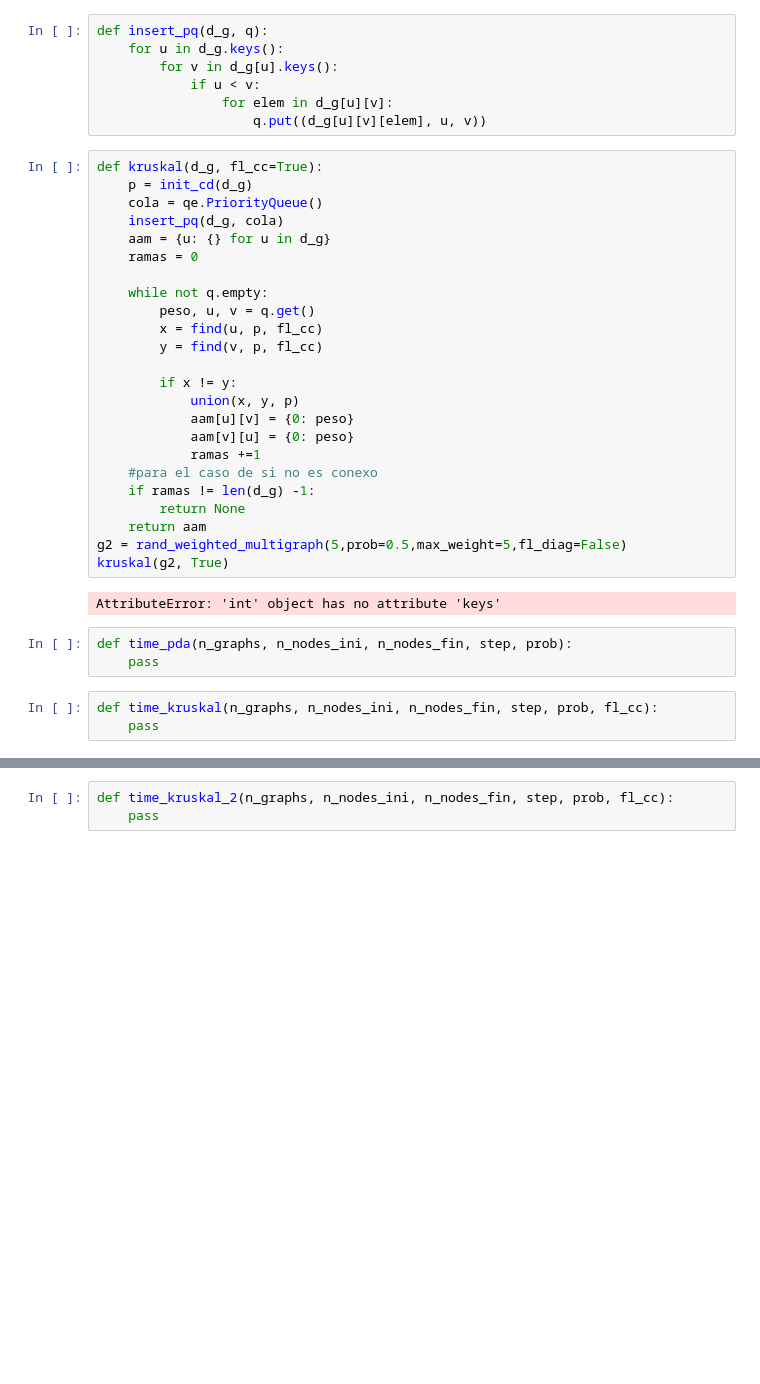
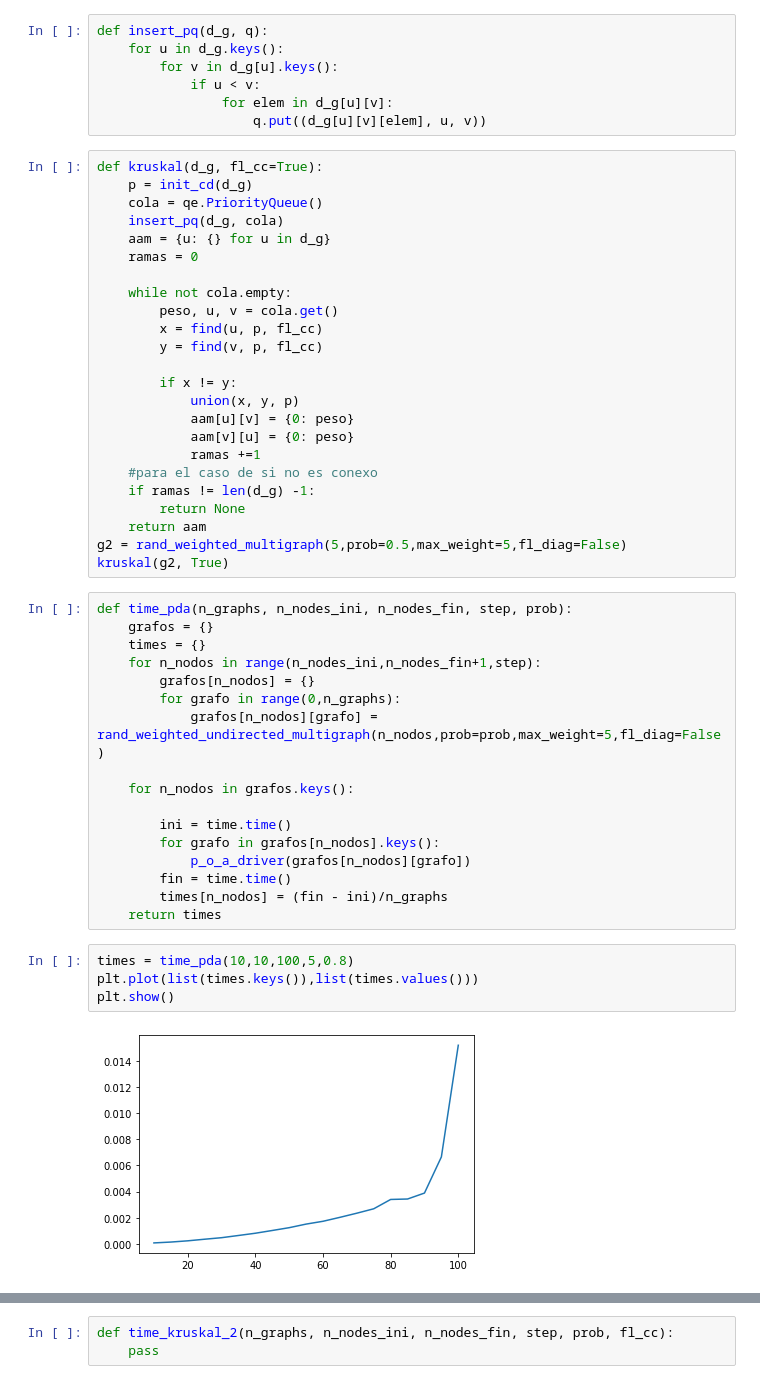
Before and after one commit to glorelvalle/DAALG, a Jupyter notebook: P2/P210.ipynb, the cells around one changed output, grey strips where cells are left out. Drawn from its saved outputs; the diff is of its cells as text; blank space fills up the shorter version.

Commit message:
arreglado kruskal-timepds-timekruskal1

```diff
--- a/P2/P210.ipynb
+++ b/P2/P210.ipynb
@@ -897,8 +896,8 @@ def kruskal(d_g, fl_cc=True):
     aam = {u: {} for u in d_g}
     ramas = 0
 
-    while not q.empty:
-        peso, u, v = q.get()
+    while not cola.empty:
+        peso, u, v = cola.get()
         x = find(u, p, fl_cc)
         y = find(v, p, fl_cc)
 
@@ -913,11 +912,26 @@ def kruskal(d_g, fl_cc=True):
     return aam
 g2 = rand_weighted_multigraph(5,prob=0.5,max_weight=5,fl_diag=False)
 kruskal(g2, True)
-# %% [output]
-AttributeError: 'int' object has no attribute 'keys'
-# %%
-def time_pda(n_graphs, n_nodes_ini, n_nodes_fin, step, prob):
-    pass
-# %%
-def time_kruskal(n_graphs, n_nodes_ini, n_nodes_fin, step, prob, fl_cc):
-    pass
+# %%
+def time_pda(n_graphs, n_nodes_ini, n_nodes_fin, step, prob):
+    grafos = {}
+    times = {}
+    for n_nodos in range(n_nodes_ini,n_nodes_fin+1,step):
+        grafos[n_nodos] = {}
+        for grafo in range(0,n_graphs):
+            grafos[n_nodos][grafo] = rand_weighted_undirected_multigraph(n_nodos,prob=prob,max_weight=5,fl_diag=False)
+
+    for n_nodos in grafos.keys():
+
+        ini = time.time()
+        for grafo in grafos[n_nodos].keys():
+            p_o_a_driver(grafos[n_nodos][grafo])
+        fin = time.time()
+        times[n_nodos] = (fin - ini)/n_graphs
+    return times
+# %%
+times = time_pda(10,10,100,5,0.8)
+plt.plot(list(times.keys()),list(times.values()))
+plt.show()
+# %% [output]
+[figure, added]
```
Also changed, not shown: parts of 6 cells of this notebook.
